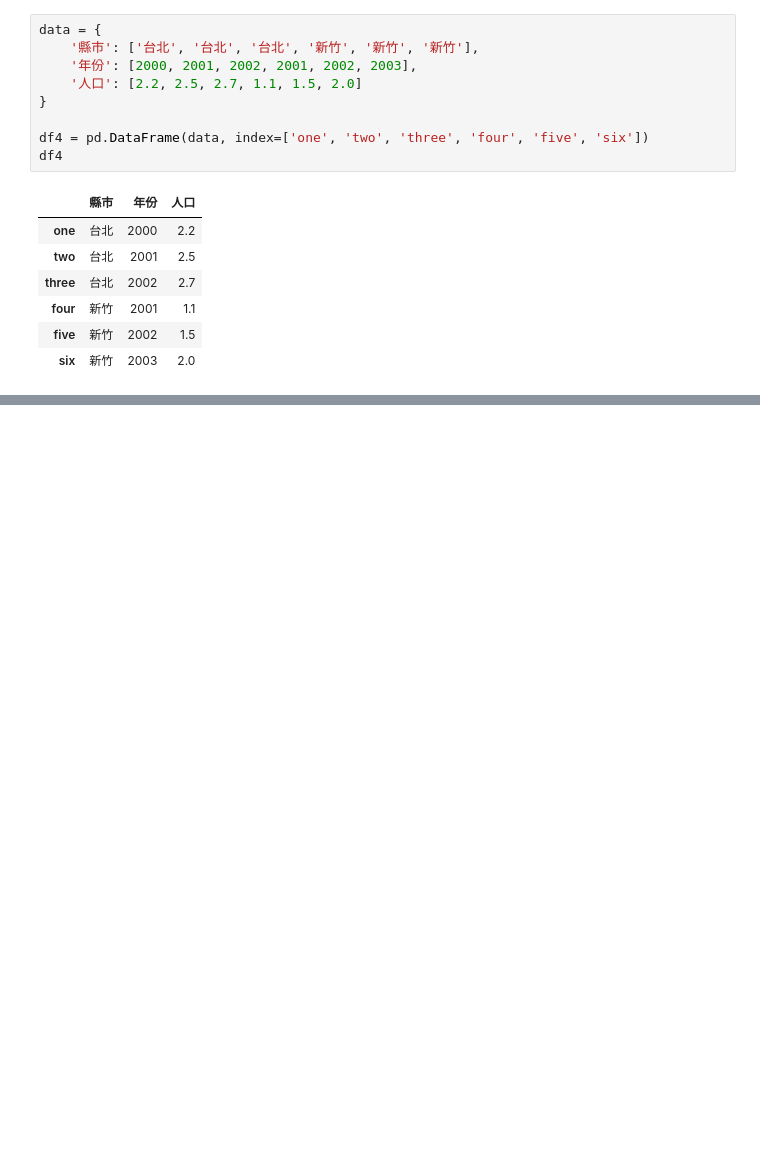
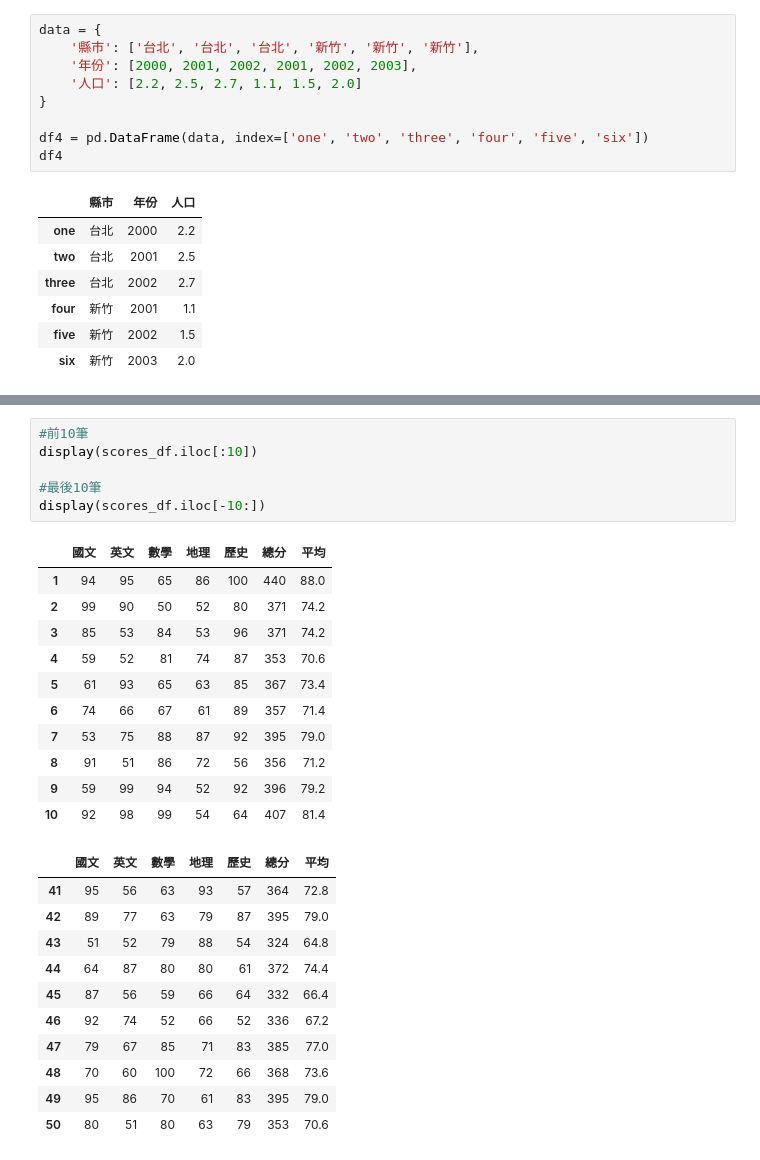
Before and after one commit to catch3r/20240220, a Jupyter notebook: lesson15/lesson15_3.ipynb, the cells around one changed output, grey strips where cells are left out. Saved outputs shown, nothing was run; the diff lists cells and outputs as text; blank space fills up the shorter version.

```diff
--- a/lesson15/lesson15_3.ipynb
+++ b/lesson15/lesson15_3.ipynb
@@ -155,0 +209,29 @@ display(scores_df)
+# %%
+#前10筆
+display(scores_df.iloc[:10])
+
+#最後10筆
+display(scores_df.iloc[-10:])
+# %% [output]
+|  | 國文 | 英文 | 數學 | 地理 | 歷史 | 總分 | 平均 |
+| 1 | 94 | 95 | 65 | 86 | 100 | 440 | 88.0 |
+| 2 | 99 | 90 | 50 | 52 | 80 | 371 | 74.2 |
+| 3 | 85 | 53 | 84 | 53 | 96 | 371 | 74.2 |
+| 4 | 59 | 52 | 81 | 74 | 87 | 353 | 70.6 |
+| 5 | 61 | 93 | 65 | 63 | 85 | 367 | 73.4 |
+| 6 | 74 | 66 | 67 | 61 | 89 | 357 | 71.4 |
+| 7 | 53 | 75 | 88 | 87 | 92 | 395 | 79.0 |
+| 8 | 91 | 51 | 86 | 72 | 56 | 356 | 71.2 |
+| 9 | 59 | 99 | 94 | 52 | 92 | 396 | 79.2 |
+| 10 | 92 | 98 | 99 | 54 | 64 | 407 | 81.4 |
+|  | 國文 | 英文 | 數學 | 地理 | 歷史 | 總分 | 平均 |
+| 41 | 95 | 56 | 63 | 93 | 57 | 364 | 72.8 |
+| 42 | 89 | 77 | 63 | 79 | 87 | 395 | 79.0 |
+| 43 | 51 | 52 | 79 | 88 | 54 | 324 | 64.8 |
+| 44 | 64 | 87 | 80 | 80 | 61 | 372 | 74.4 |
+| 45 | 87 | 56 | 59 | 66 | 64 | 332 | 66.4 |
+| 46 | 92 | 74 | 52 | 66 | 52 | 336 | 67.2 |
+| 47 | 79 | 67 | 85 | 71 | 83 | 385 | 77.0 |
+| 48 | 70 | 60 | 100 | 72 | 66 | 368 | 73.6 |
+| 49 | 95 | 86 | 70 | 61 | 83 | 395 | 79.0 |
+| 50 | 80 | 51 | 80 | 63 | 79 | 353 | 70.6 |
```
Also changed, not shown: parts of 8 cells of this notebook.
